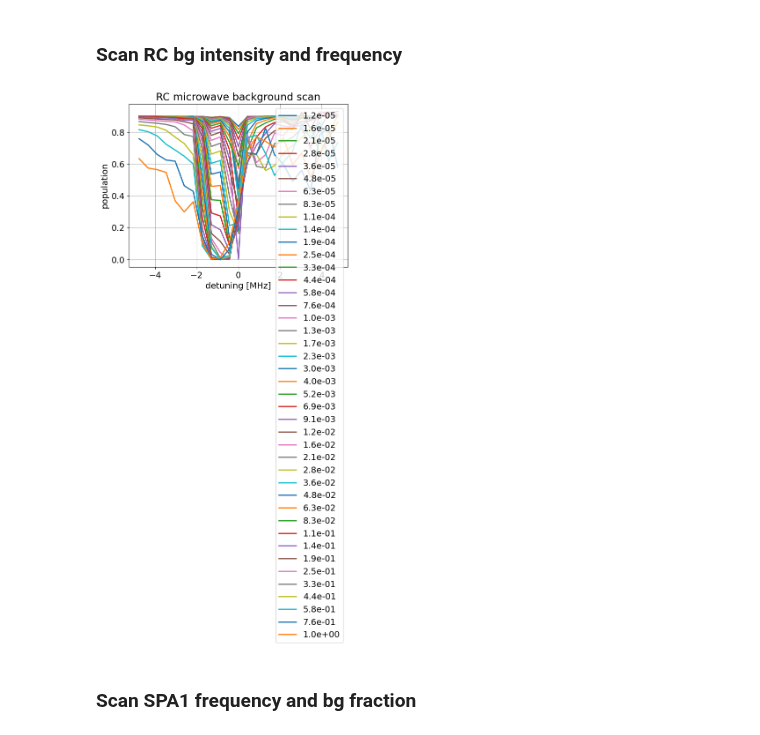
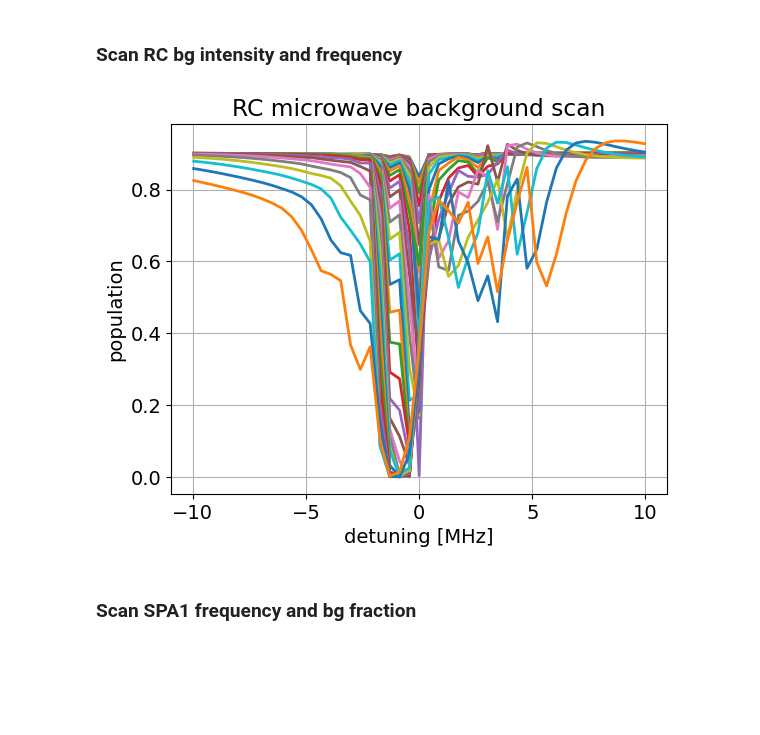
Before and after one commit to ograsdijk/centrex-state-prep, a Jupyter notebook: examples/SPA/Experimental verification/SPA1 - parameter scans with SPA and RC background.ipynb, the cells around one changed output. Saved outputs shown, nothing was run; the diff lists cells and outputs as text; code cells hidden in the pictures; blank space fills up the shorter version.

```diff
--- a/examples/SPA/Experimental verification/SPA1 - parameter scans with SPA and RC background.ipynb
+++ b/examples/SPA/Experimental verification/SPA1 - parameter scans with SPA and RC background.ipynb
@@ -41,7 +31,7 @@ plt.rcParams.update({"font.size": 14})
 cwd = Path().cwd().absolute()
 path_data = cwd / "results"
 # %%
-nr_cores = psutil.cpu_count(logical=False)
+nr_cores = psutil.cpu_count(logical=False) + 2
 
 rng = np.random.default_rng()
 # %% [markdown]
@@ -743,25 +772,25 @@ df = pl.DataFrame(bg_detuning_scan.reshape(-1, res[0].shape[-1]), schema=header)
 df.write_csv(path_data / fname)
 # %%
 detunings = np.unique(bg_detuning_scan[0, :, 4])
-det_mask = (detunings >= -5e6) & (detunings <= 5e6)
+det_mask = (detunings >= -10e6) & (detunings <= 10e6)
 # det_mask = np.ones(detunings.size, dtype=np.bool)
 fig, ax = plt.subplots()
 
 ax.plot(
     detunings[det_mask] / 1e6,
     bg_detuning_scan[9:, det_mask, -1].T,
     lw=2,
     label=[f"{val:.1e}" for val in intensities[9:]],
 )
 
 ax.set_xlabel("detuning [MHz]")
 ax.set_ylabel("population")
 ax.set_title("RC microwave background scan")
-ax.legend()
+# ax.legend()
 
 ax.grid()
 # %% [output]
-[figure, old version]
+[figure, new version]
 # %% [markdown]
 ### Scan SPA1 frequency and bg fraction
 # %%
```
Also changed, not shown: parts of 18 cells of this notebook, 14 other files.
